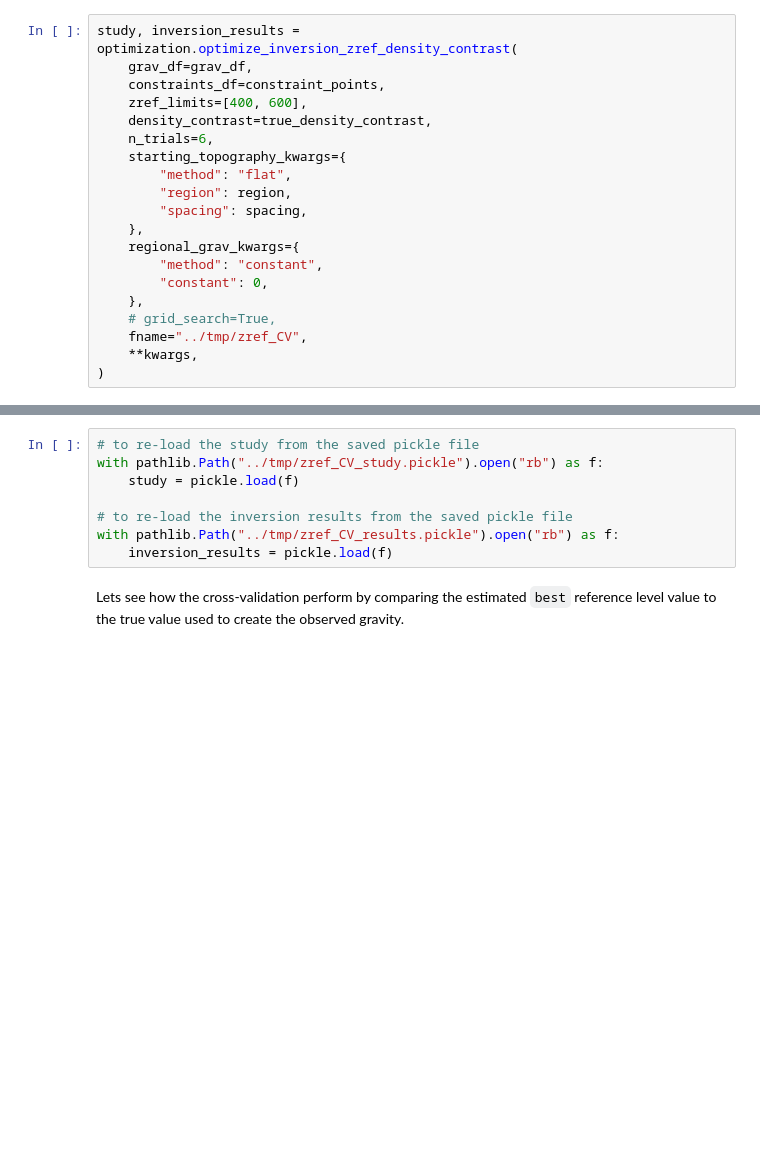
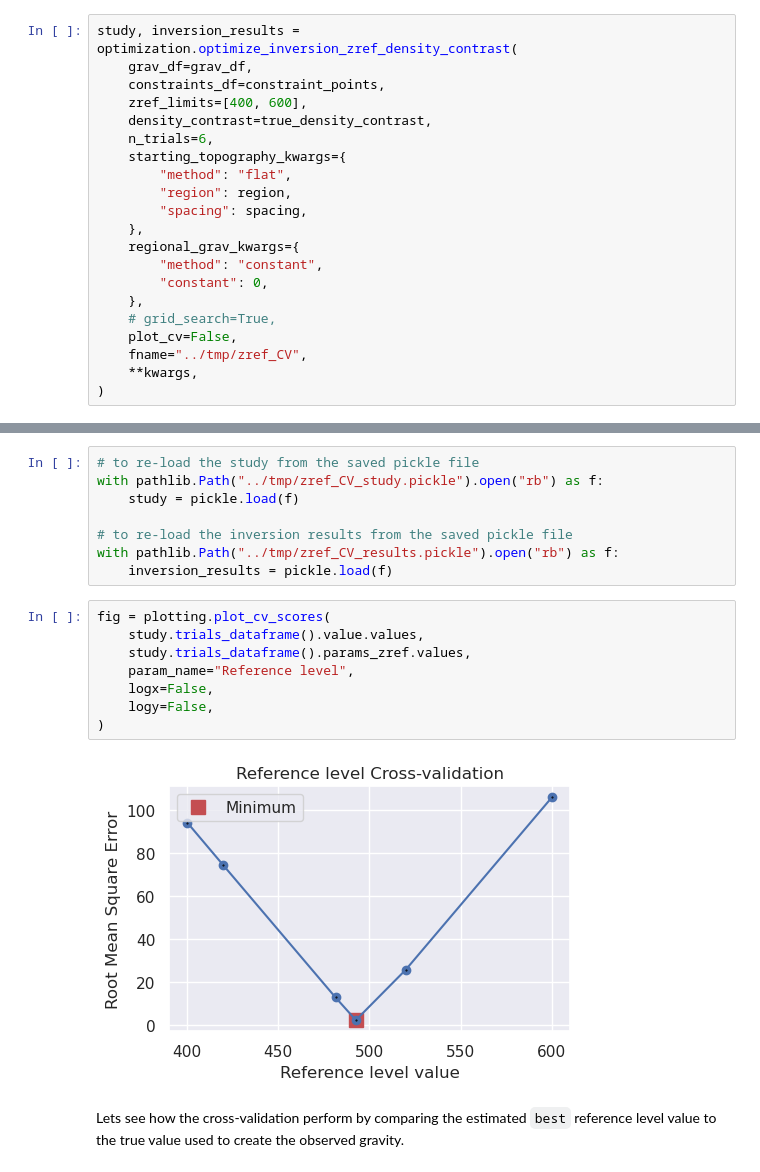
Before and after one commit to mdtanker/invert4geom, a Jupyter notebook: docs/tutorial/06_reference_level_optimization.ipynb, the cells around one changed output, grey strips where cells are left out. Saved outputs shown, nothing was run; the diff lists cells and outputs as text; blank space fills up the shorter version.

```diff
--- a/docs/tutorial/06_reference_level_optimization.ipynb
+++ b/docs/tutorial/06_reference_level_optimization.ipynb
@@ -161,6 +161,7 @@ study, inversion_results = optimization.optimize_inversion_zref_density_contrast
         "constant": 0,
     },
     # grid_search=True,
+    plot_cv=False,
     fname="../tmp/zref_CV",
     **kwargs,
 )
@@ -184,6 +184,16 @@ with pathlib.Path("../tmp/zref_CV_study.pickle").open("rb") as f:
 # to re-load the inversion results from the saved pickle file
 with pathlib.Path("../tmp/zref_CV_results.pickle").open("rb") as f:
     inversion_results = pickle.load(f)
+# %%
+fig = plotting.plot_cv_scores(
+    study.trials_dataframe().value.values,
+    study.trials_dataframe().params_zref.values,
+    param_name="Reference level",
+    logx=False,
+    logy=False,
+)
+# %% [output]
+[figure, added]
 # %% [markdown]
 Lets see how the cross-validation perform by comparing the estimated `best` reference level value to the true value used to create the observed gravity.
 # %%
```
Also changed, not shown: parts of 5 cells of this notebook, 3 other files.
